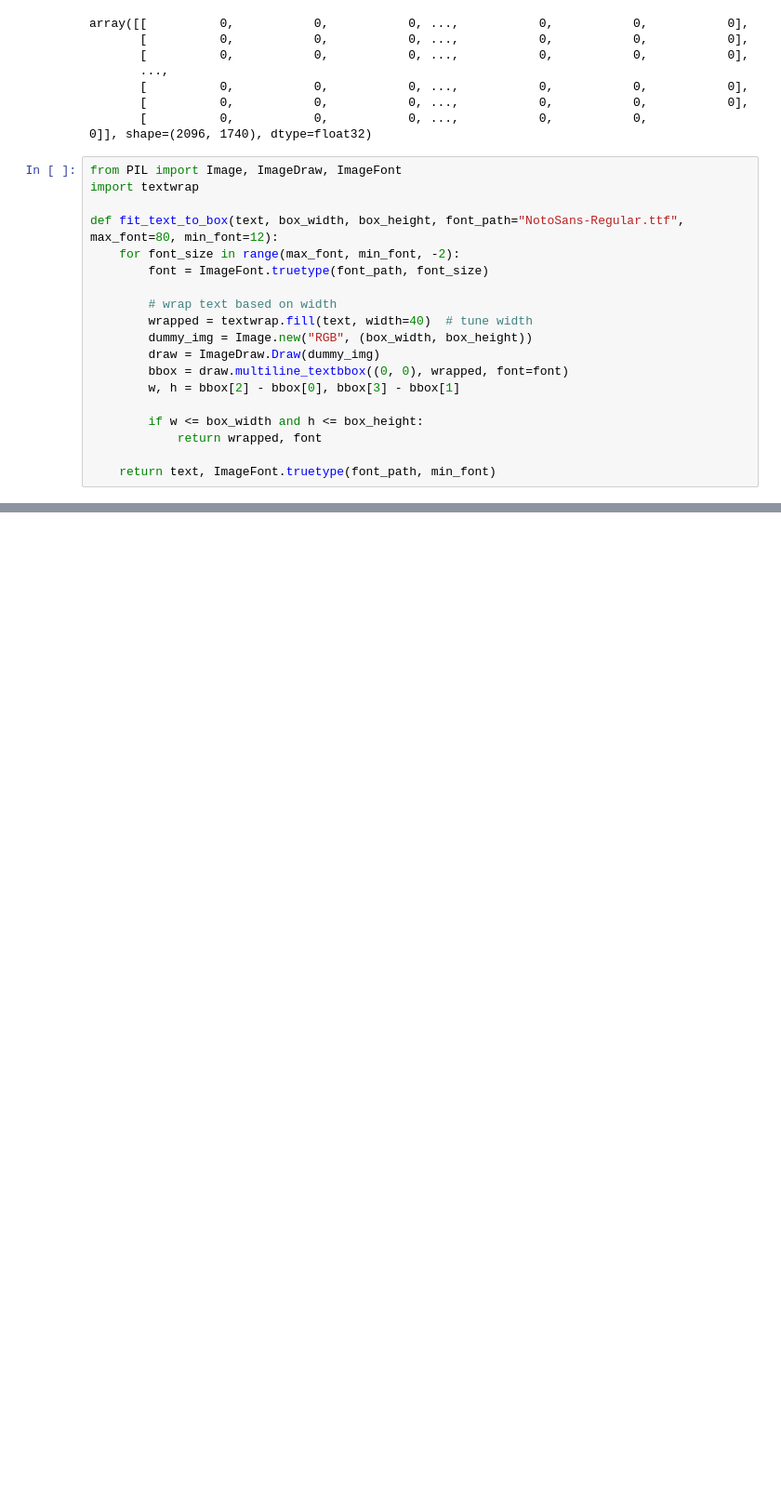
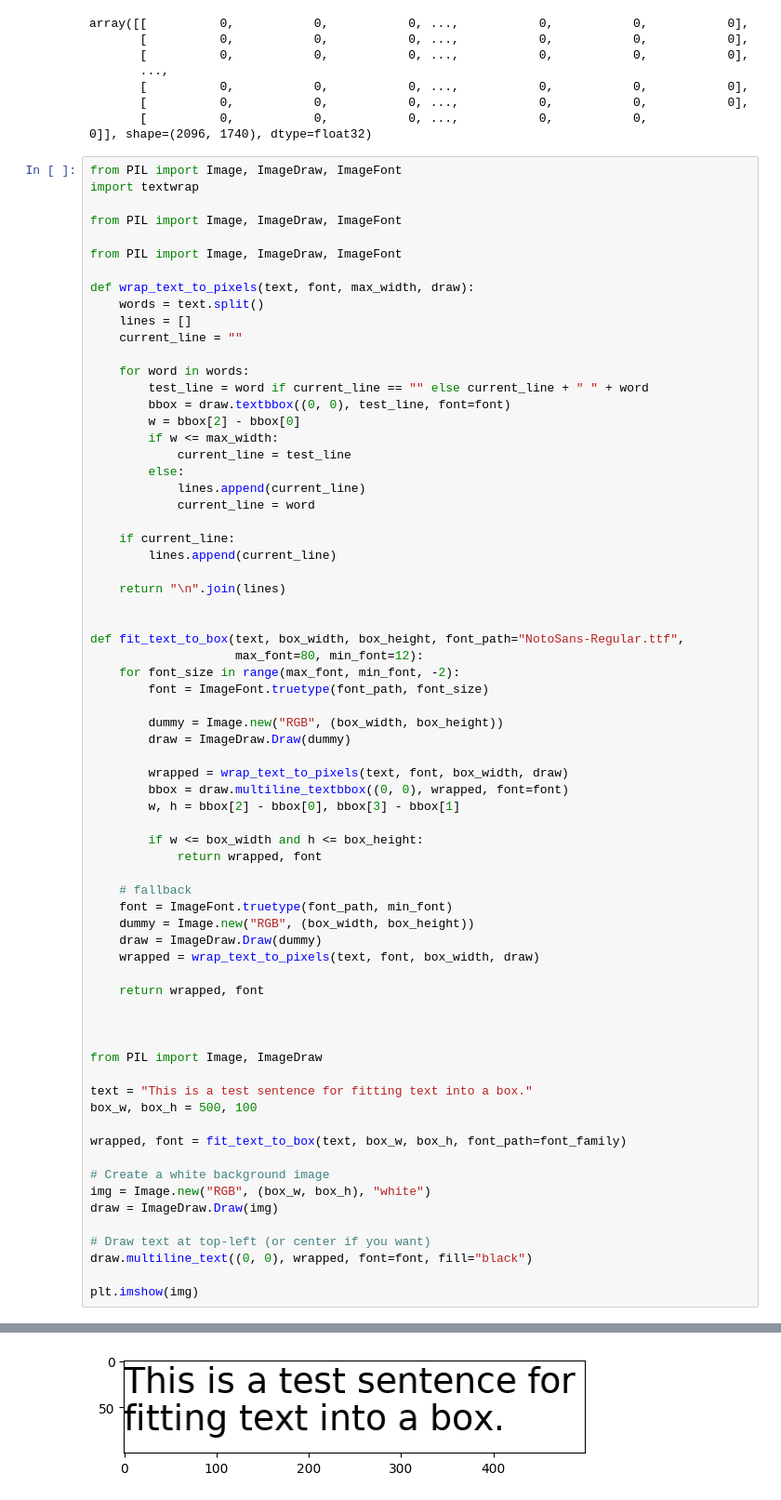
Before and after one commit to amaljoe/doctr-dit, a Jupyter notebook: notebooks/translation.ipynb, the cells around one changed output, grey strips where cells are left out. Shown at 93% size. Cells and saved outputs as stored; diff of their text form; blank space fills up the shorter version.

```diff
--- a/notebooks/translation.ipynb
+++ b/notebooks/translation.ipynb
@@ -541,18 +541,69 @@ array([[          0,           0,           0, ...,           0,           0,
 from PIL import Image, ImageDraw, ImageFont
 import textwrap
 
-def fit_text_to_box(text, box_width, box_height, font_path="NotoSans-Regular.ttf", max_font=80, min_font=12):
+from PIL import Image, ImageDraw, ImageFont
+
+from PIL import Image, ImageDraw, ImageFont
+
+def wrap_text_to_pixels(text, font, max_width, draw):
+    words = text.split()
+    lines = []
+    current_line = ""
+
+    for word in words:
+        test_line = word if current_line == "" else current_line + " " + word
+        bbox = draw.textbbox((0, 0), test_line, font=font)
+        w = bbox[2] - bbox[0]
+        if w <= max_width:
+            current_line = test_line
+        else:
+            lines.append(current_line)
+            current_line = word
+
+    if current_line:
+        lines.append(current_line)
+
+    return "\n".join(lines)
+
+
+def fit_text_to_box(text, box_width, box_height, font_path="NotoSans-Regular.ttf",
+                    max_font=80, min_font=12):
     for font_size in range(max_font, min_font, -2):
         font = ImageFont.truetype(font_path, font_size)
 
-        # wrap text based on width
-        wrapped = textwrap.fill(text, width=40)  # tune width
-        dummy_img = Image.new("RGB", (box_width, box_height))
-        draw = ImageDraw.Draw(dummy_img)
+        dummy = Image.new("RGB", (box_width, box_height))
+        draw = ImageDraw.Draw(dummy)
+
+        wrapped = wrap_text_to_pixels(text, font, box_width, draw)
         bbox = draw.multiline_textbbox((0, 0), wrapped, font=font)
         w, h = bbox[2] - bbox[0], bbox[3] - bbox[1]
 
         if w <= box_width and h <= box_height:
             return wrapped, font
 
-    return text, ImageFont.truetype(font_path, min_font)
+    # fallback
+    font = ImageFont.truetype(font_path, min_font)
+    dummy = Image.new("RGB", (box_width, box_height))
+    draw = ImageDraw.Draw(dummy)
+    wrapped = wrap_text_to_pixels(text, font, box_width, draw)
+
+    return wrapped, font
+
+
+
+from PIL import Image, ImageDraw
+
+text = "This is a test sentence for fitting text into a box."
+box_w, box_h = 500, 100
+
+wrapped, font = fit_text_to_box(text, box_w, box_h, font_path=font_family)
+
+# Create a white background image
+img = Image.new("RGB", (box_w, box_h), "white")
+draw = ImageDraw.Draw(img)
+
+# Draw text at top-left (or center if you want)
+draw.multiline_text((0, 0), wrapped, font=font, fill="black")
+
+plt.imshow(img)
+# %% [output]
@@ -558,0 +611 @@ def fit_text_to_box(text, box_width, box_height, font_path="NotoSans-Regular.ttf
+[figure, added]
```
Also changed, not shown: parts of 3 cells of this notebook, 1 other file.
